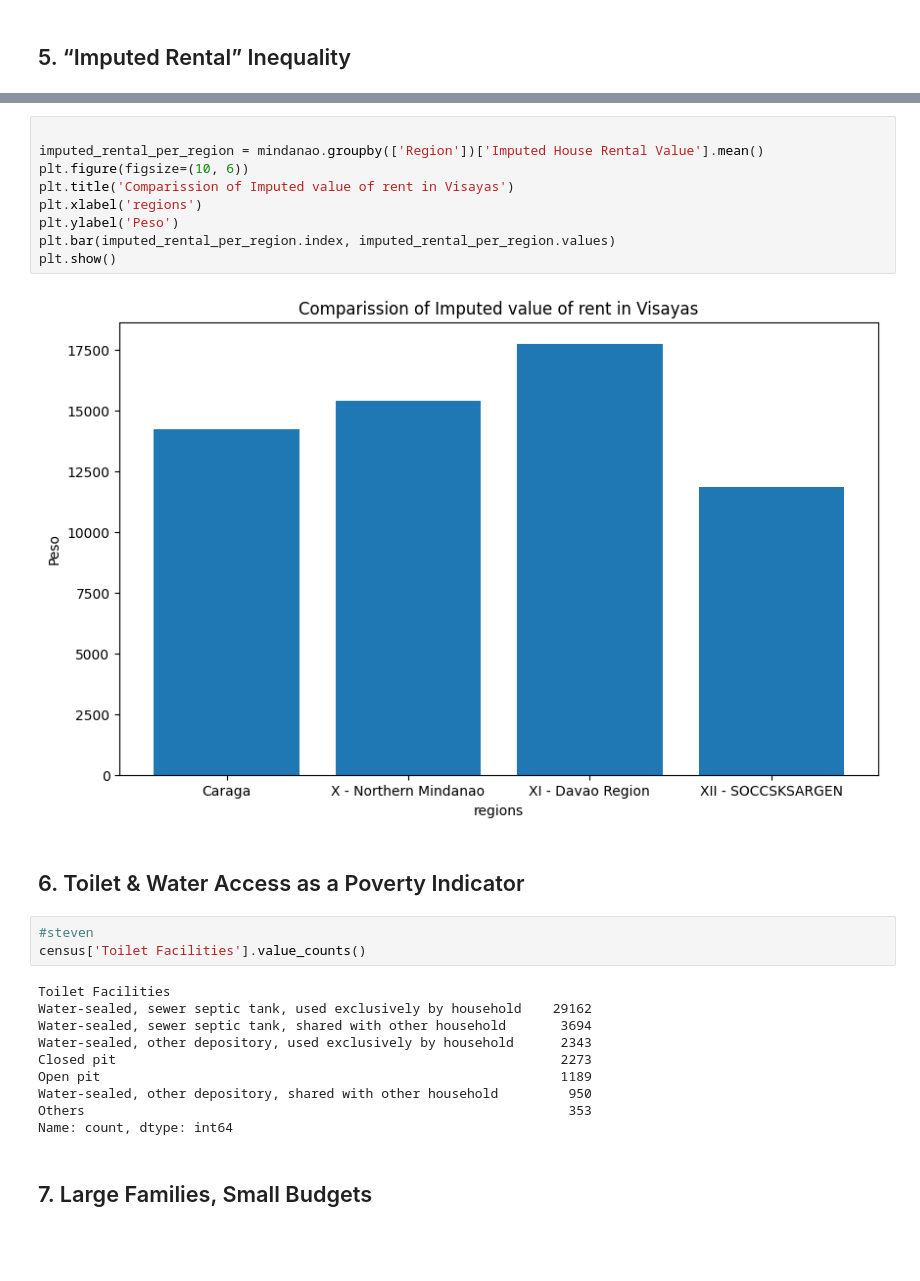
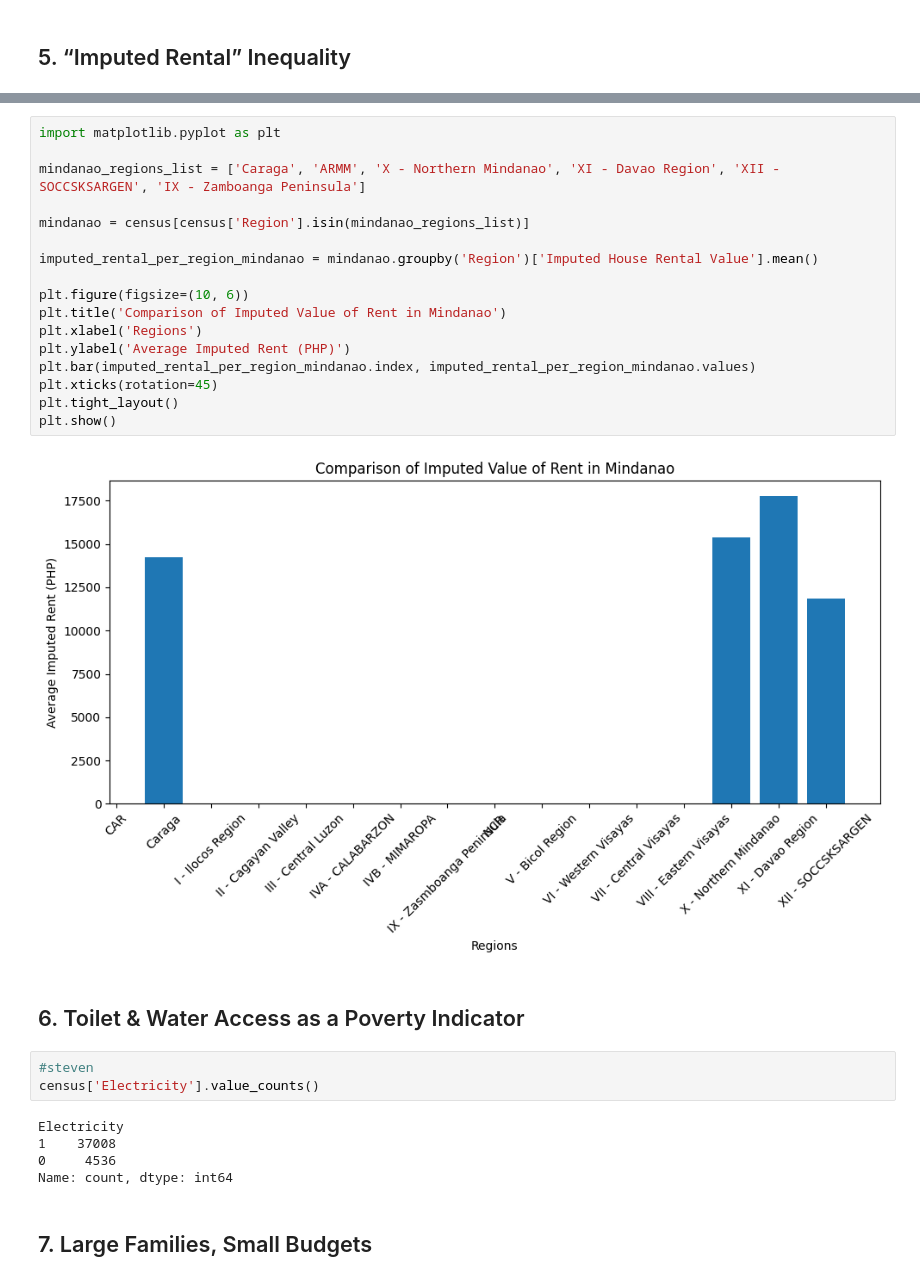
Before and after one commit to Meinya312/PROJECT-ITD-, a Jupyter notebook: project.ipynb, the cells around one changed output, grey strips where cells are left out. Saved outputs shown, nothing was run; the diff lists cells and outputs as text; blank space fills up the shorter version.

```diff
--- a/project.ipynb
+++ b/project.ipynb
@@ -635,30 +83,33 @@ plt.show()
 # %% [output]
 [figure]
 # %%
+import matplotlib.pyplot as plt
 
-imputed_rental_per_region = mindanao.groupby(['Region'])['Imputed House Rental Value'].mean()
+mindanao_regions_list = ['Caraga', 'ARMM', 'X - Northern Mindanao', 'XI - Davao Region', 'XII - SOCCSKSARGEN', 'IX - Zamboanga Peninsula']
+
+mindanao = census[census['Region'].isin(mindanao_regions_list)]
+
+imputed_rental_per_region_mindanao = mindanao.groupby('Region')['Imputed House Rental Value'].mean()
+
 plt.figure(figsize=(10, 6))
-plt.title('Comparission of Imputed value of rent in Visayas')
-plt.xlabel('regions')
-plt.ylabel('Peso')
-plt.bar(imputed_rental_per_region.index, imputed_rental_per_region.values)
+plt.title('Comparison of Imputed Value of Rent in Mindanao')
+plt.xlabel('Regions')
+plt.ylabel('Average Imputed Rent (PHP)')
+plt.bar(imputed_rental_per_region_mindanao.index, imputed_rental_per_region_mindanao.values)
+plt.xticks(rotation=45)
+plt.tight_layout()
 plt.show()
 # %% [output]
-[figure, old version]
+[figure, new version]
 # %% [markdown]
 <h2>6. Toilet & Water Access as a Poverty Indicator</h2>
 # %%
 #steven
-census['Toilet Facilities'].value_counts()
+census['Electricity'].value_counts()
 # %% [output]
-Toilet Facilities
-Water-sealed, sewer septic tank, used exclusively by household    29162
-Water-sealed, sewer septic tank, shared with other household       3694
-Water-sealed, other depository, used exclusively by household      2343
-Closed pit                                                         2273
-Open pit                                                           1189
-Water-sealed, other depository, shared with other household         950
-Others                                                              353
+Electricity
+1    37008
+0     4536
 Name: count, dtype: int64
 # %% [markdown]
 <h2>7. Large Families, Small Budgets</h2>
```
Also changed, not shown: parts of 49 cells of this notebook.
